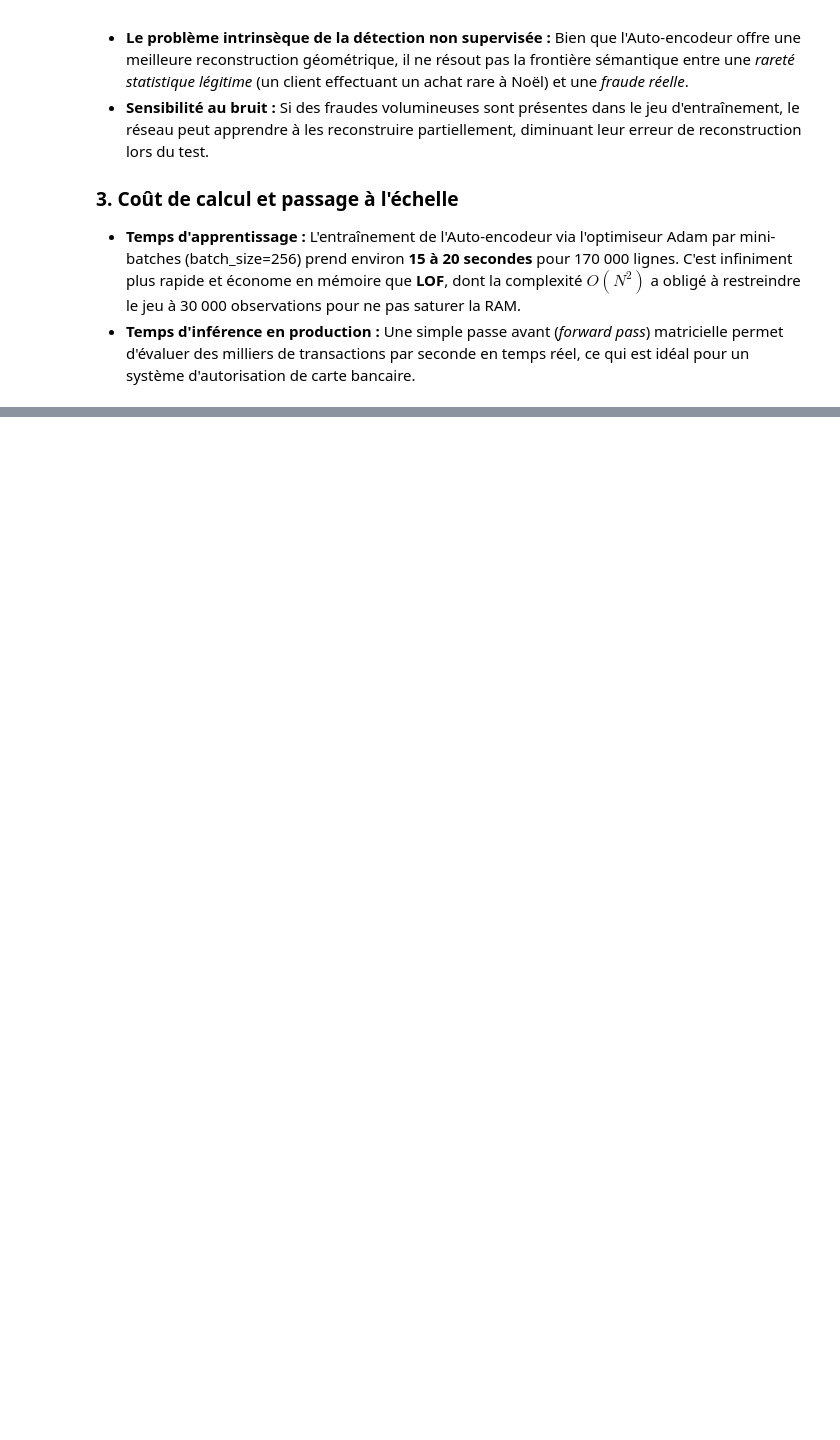
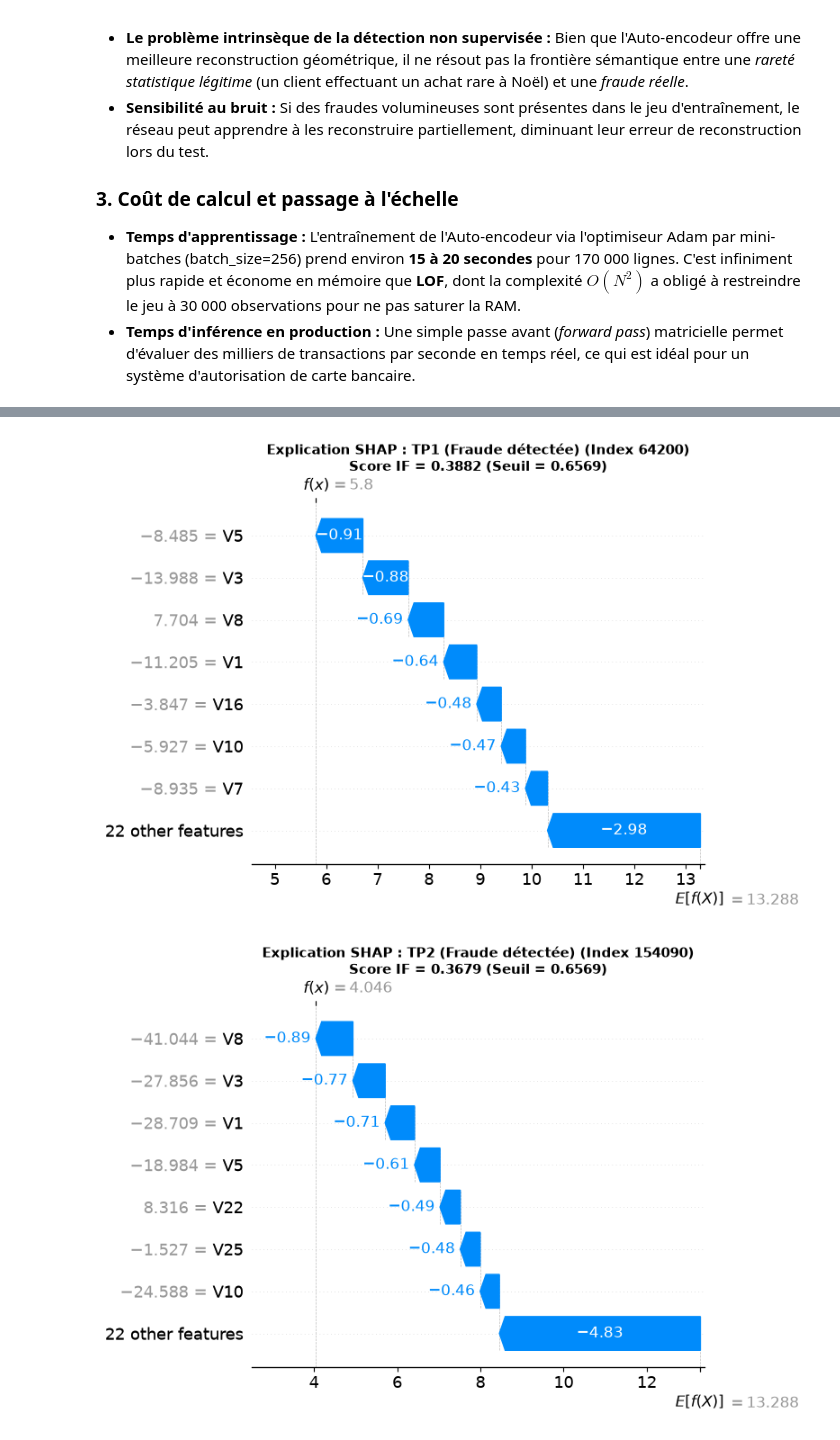
Before and after one commit to HananeDjouadi/TP-Anomalie-ML, a Jupyter notebook: notebook/partie2et3_fraudes.ipynb, the cells around one changed output, grey strips where cells are left out. Drawn from its saved outputs; the diff is of its cells as text; code cells hidden in the pictures; blank space fills up the shorter version.

```diff
--- a/notebook/partie2et3_fraudes.ipynb
+++ b/notebook/partie2et3_fraudes.ipynb
@@ -1040,0 +955,10 @@ for idx, (cat_name, row_idx) in enumerate(obs_dict.items()):
+# %%
+import importlib
+from utils_files import utils_partie5
+importlib.reload(utils_partie5)
+
+# 1. Sélection automatique des 6 observations (2 TP, 2 FP, 2 FN)
+obs_dict, X_six, df_six_summary = utils_partie5.select_six_test_cases(
+    X_test_s, y_test, scores_test_if, seuil_if
+)
+display(df_six_summary)
@@ -1040,0 +973,11 @@ for idx, (cat_name, row_idx) in enumerate(obs_dict.items()):
+# %%
+# 2. Calcul SHAP avec 50 observations de référence du train
+explainer, shap_values = utils_partie5.compute_shap_isolation_forest(
+    iso_forest, X_train_s, X_six, n_background=50, random_state=42
+)
+# %%
+# 3. Affichage des 5 graphiques SHAP Waterfall
+utils_partie5.plot_shap_waterfalls(shap_values, obs_dict, scores_test_if, seuil_if)
+# %% [output]
+[figure, added]
+[figure, added]
```
Also changed, not shown: parts of 15 cells of this notebook, 9 other files.
